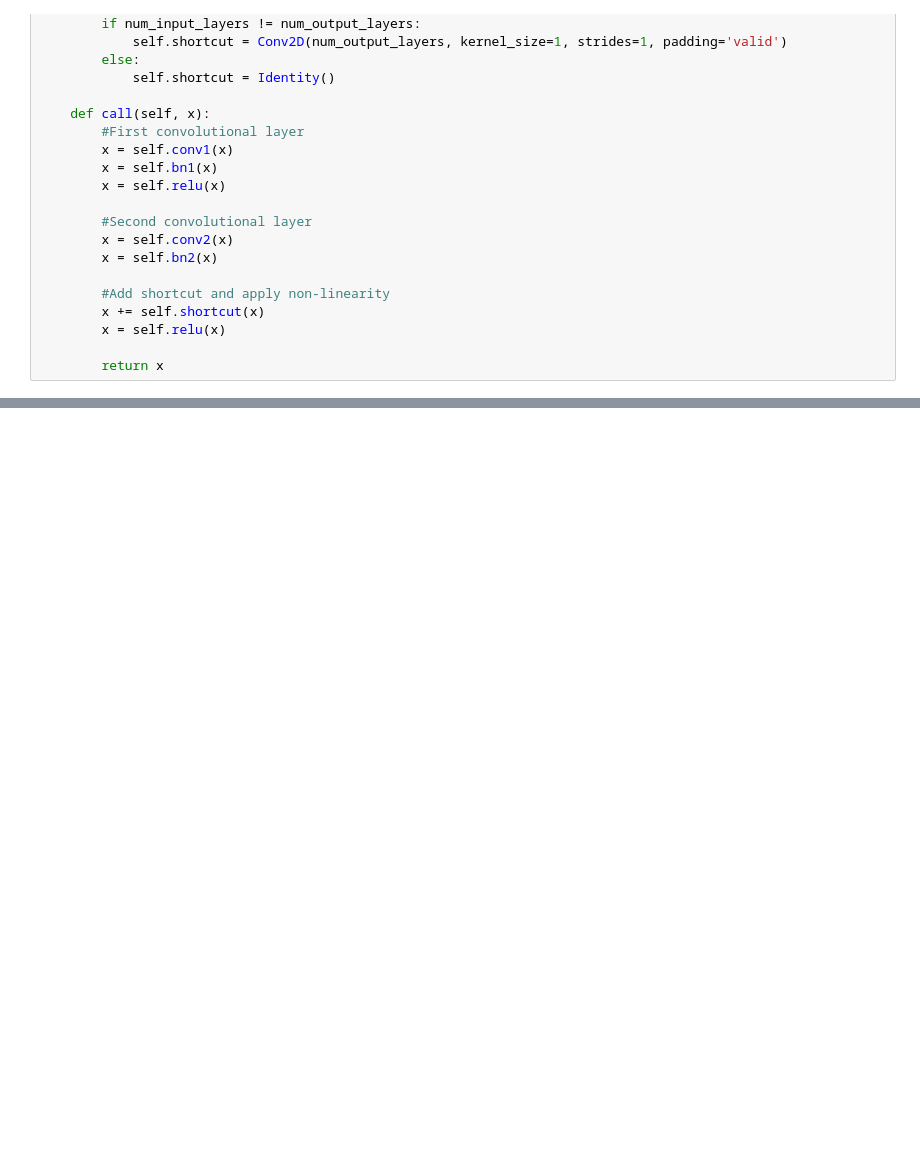
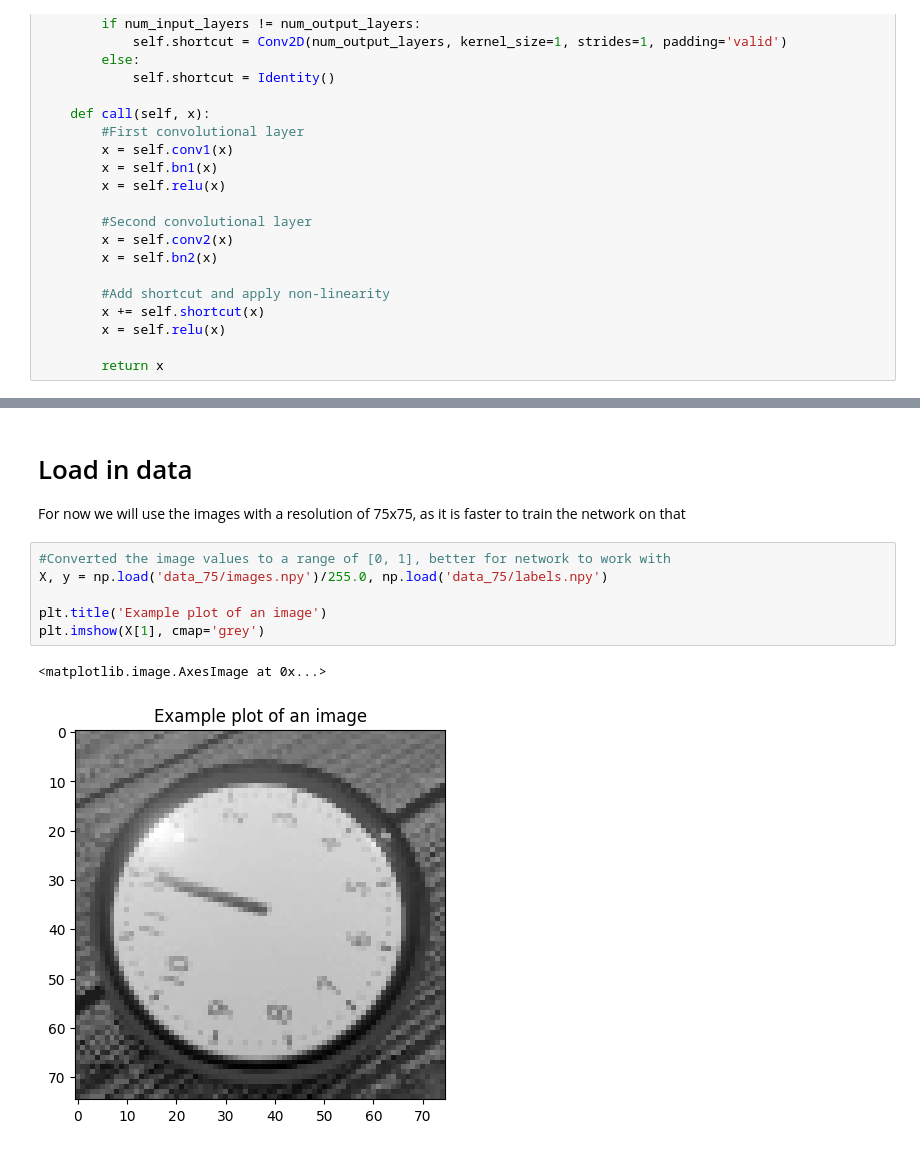
Before and after one commit to CoenBuller/IDL_Assignment_2, a Jupyter notebook: task_2/Task_2_1.ipynb, the cells around one changed output, grey strips where cells are left out. Drawn from its saved outputs; the diff is of its cells as text; blank space fills up the shorter version.

Commit message:
updated the uv environment and tried loading in the data in the CNN notebook.

```diff
--- a/task_2/Task_2_1.ipynb
+++ b/task_2/Task_2_1.ipynb
@@ -114,3 +121,16 @@ class CNN(keras.Model):
         else:
             x = self.classification_layers(x)
         return x
+# %% [markdown]
+# Load in data
+
+For now we will use the images with a resolution of 75x75, as it is faster to train the network on that
+# %%
+#Converted the image values to a range of [0, 1], better for network to work with
+X, y = np.load('data_75/images.npy')/255.0, np.load('data_75/labels.npy')
+
+plt.title('Example plot of an image')
+plt.imshow(X[1], cmap='grey')
+# %% [output]
+<matplotlib.image.AxesImage at 0x...>
+[figure, added]
```
Also changed, not shown: parts of 5 cells of this notebook, 3 other files.
